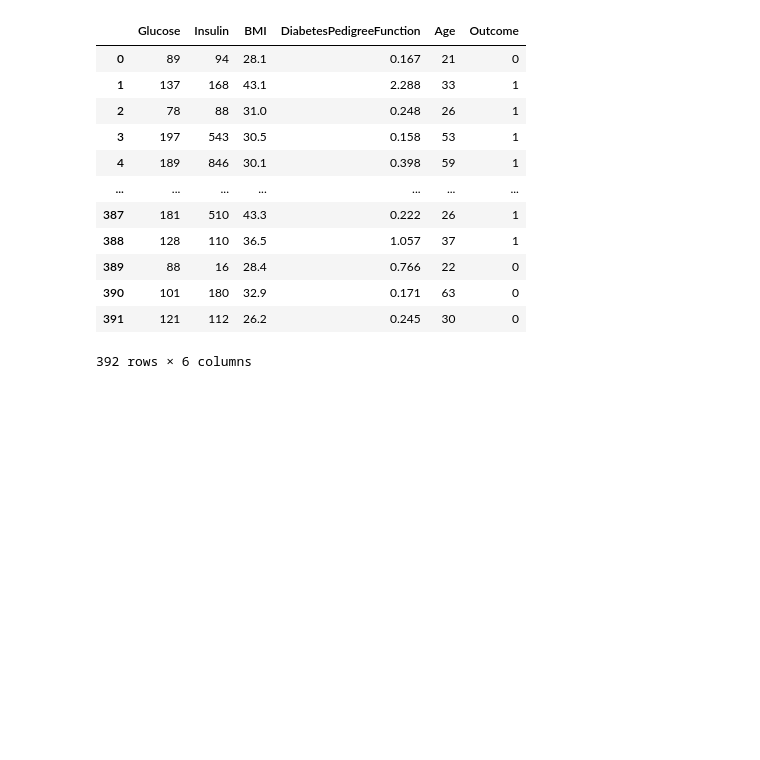
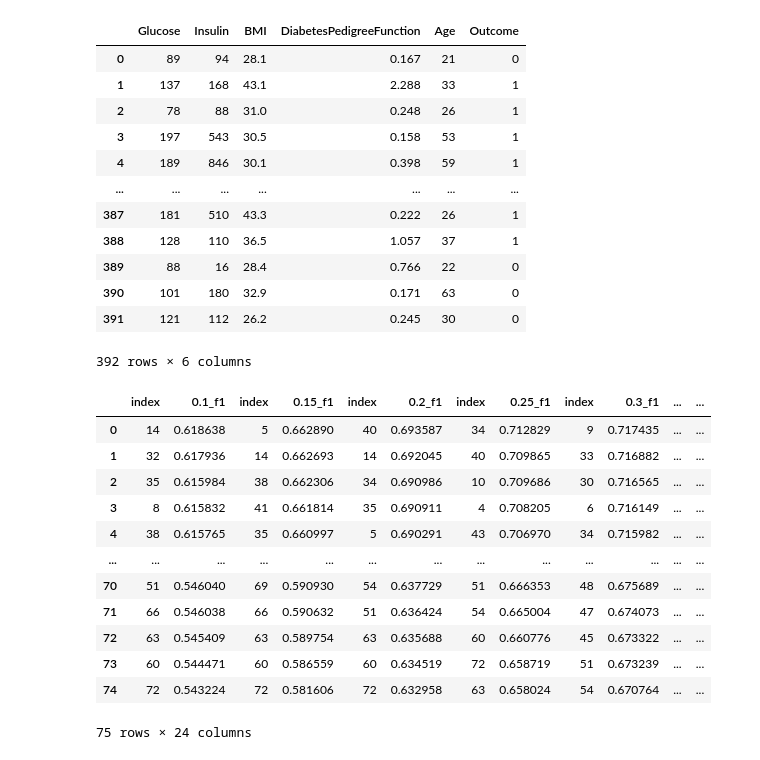
Before and after one commit to danhtran358/DATA-445, a Jupyter notebook: Project_Ensembles.ipynb, the cells around one changed output. Drawn from its saved outputs; the diff is of its cells as text; code cells hidden in the pictures; blank space fills up the shorter version.

```diff
--- a/Project_Ensembles.ipynb
+++ b/Project_Ensembles.ipynb
@@ -298,14 +298,14 @@ Y_important_extended = diabetes_important['Outcome']
 
 ## read Random Forest data stored in s3 file
 data_file_name = 'project_rf_data.csv'
-results = read_rf_data(data_file_name)
+rf_results_ = read_rf_data(data_file_name)
 
 ## total_loops column keeps the number of loops already done, we only loop the rest until 100 times done
-for loop_number in range(results.at[0, 'total_loops'], 100):
+for loop_number in range(rf_results_.at[0, 'total_loops'], 100):
 
     ## Build SVC models for each parameter combination and store scores
-    for combo_number in range(results.shape[0]):
-        parameters = results.loc[combo_number]
+    for combo_number in range(rf_results_.shape[0]):
+        parameters = rf_results_.loc[combo_number]
 
         if parameters['extended_data'] == 'N':
 
@@ -338,12 +338,48 @@ for loop_number in range(results.at[0, 'total_loops'], 100):
         ## Predicting
         pred = md_rf.predict_proba(X_test)[:, 1]
 
-        update_result_scores(pred, Y_test, results, combo_number)
+        update_result_scores(pred, Y_test, rf_results_, combo_number)
 
-    results['total_loops'] = loop_number + 1
+    rf_results_['total_loops'] = loop_number + 1
 
     ## Writing data to s3
-    write_data_to_s3(data_file_name, results)
+    write_data_to_s3(data_file_name, rf_results_)
+# %%
+## Get number of loops already run
+loops_run = rf_results_.at[0, 'total_loops']
+
+## type of score to check
+score_to_check = 'f1'
+
+## Create a dataframe to store values on a cut-off and append values for other cut-offs
+cut_off_value = cut_off[0]
+column_name = str(cut_off_value) + '_' + score_to_check
+
+all_f1_scores = pd.DataFrame(rf_results_[column_name].sort_values(ascending = [False]) / loops_run).reset_index()
+
+## Appending cut=offs
+for cut_off_value in range(1, len(cut_off)):
+
+    column_name = str(cut_off[cut_off_value]) + '_' + score_to_check
+    next_f1_score = pd.DataFrame(rf_results_[column_name].sort_values(ascending = [False]) / loops_run).reset_index()
+
+    all_f1_scores = pd.concat([all_f1_scores, next_f1_score], axis = 1)
+
+all_f1_scores
+# %% [output]
+|  | index | 0.1_f1 | index | 0.15_f1 | index | 0.2_f1 | index | 0.25_f1 | index | 0.3_f1 | ... | ... |
+| 0 | 14 | 0.618638 | 5 | 0.662890 | 40 | 0.693587 | 34 | 0.712829 | 9 | 0.717435 | ... | ... |
+| 1 | 32 | 0.617936 | 14 | 0.662693 | 14 | 0.692045 | 40 | 0.709865 | 33 | 0.716882 | ... | ... |
+| 2 | 35 | 0.615984 | 38 | 0.662306 | 34 | 0.690986 | 10 | 0.709686 | 30 | 0.716565 | ... | ... |
+| 3 | 8 | 0.615832 | 41 | 0.661814 | 35 | 0.690911 | 4 | 0.708205 | 6 | 0.716149 | ... | ... |
+| 4 | 38 | 0.615765 | 35 | 0.660997 | 5 | 0.690291 | 43 | 0.706970 | 34 | 0.715982 | ... | ... |
+| ... | ... | ... | ... | ... | ... | ... | ... | ... | ... | ... | ... | ... |
+| 70 | 51 | 0.546040 | 69 | 0.590930 | 54 | 0.637729 | 51 | 0.666353 | 48 | 0.675689 | ... | ... |
+| 71 | 66 | 0.546038 | 66 | 0.590632 | 51 | 0.636424 | 54 | 0.665004 | 47 | 0.674073 | ... | ... |
+| 72 | 63 | 0.545409 | 63 | 0.589754 | 63 | 0.635688 | 60 | 0.660776 | 45 | 0.673322 | ... | ... |
+| 73 | 60 | 0.544471 | 60 | 0.586559 | 60 | 0.634519 | 72 | 0.658719 | 51 | 0.673239 | ... | ... |
+| 74 | 72 | 0.543224 | 72 | 0.581606 | 72 | 0.632958 | 63 | 0.658024 | 54 | 0.670764 | ... | ... |
+75 rows × 24 columns
 # %%
 ## defining input and target variables
 X = diabetes_cleaned.drop(columns = ['Outcome'])
```
Also changed, not shown: parts of 15 cells of this notebook, 6 other files.
